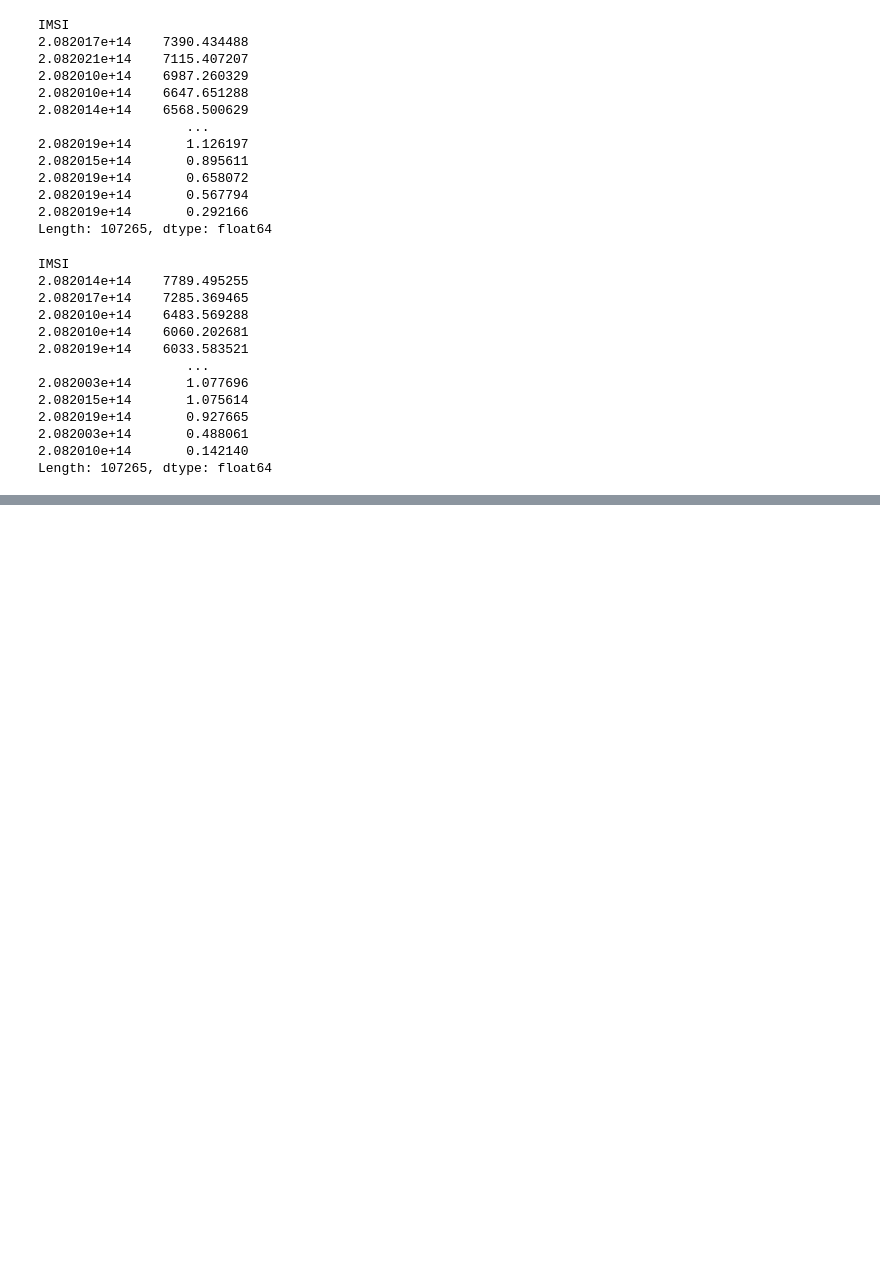
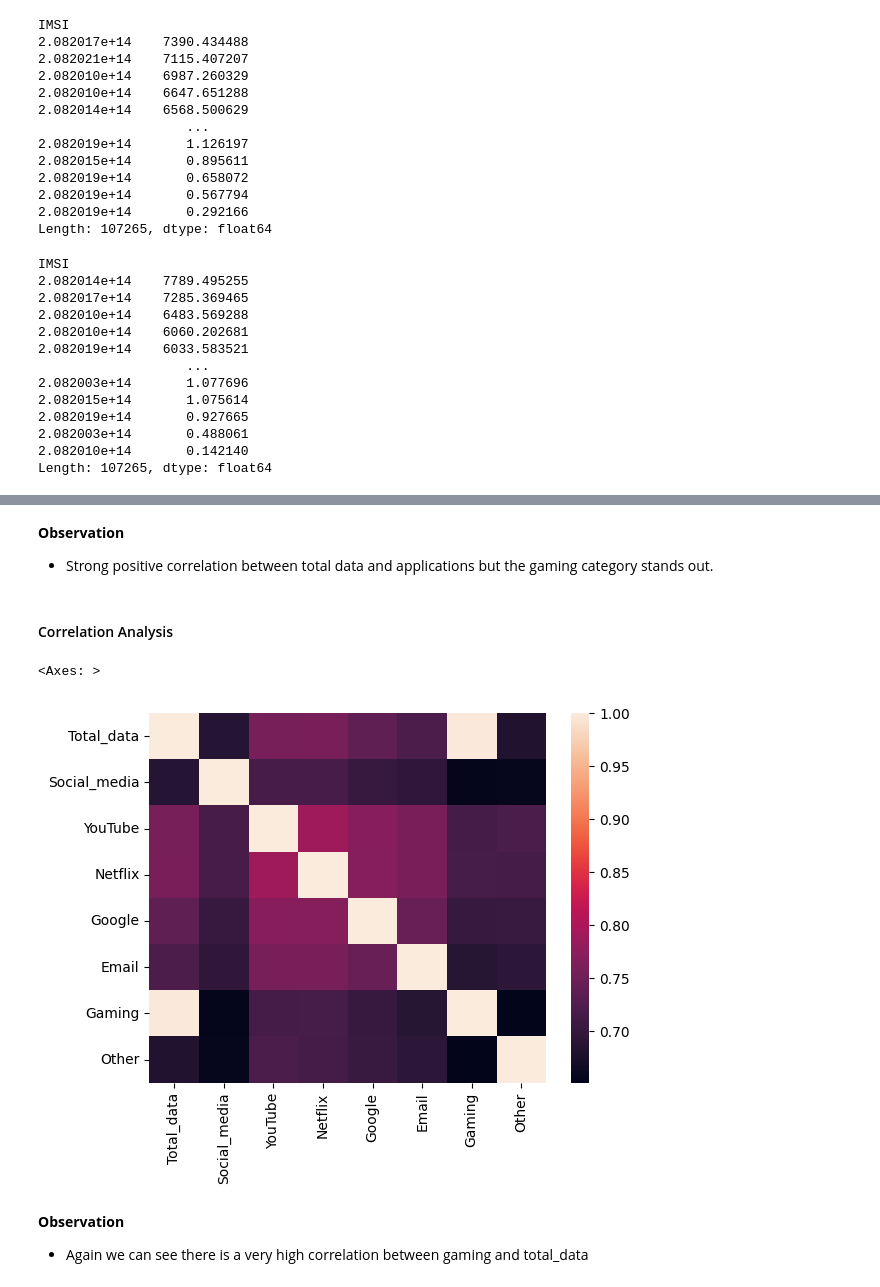
Before and after one commit to Yosef-ft/Business_Analysis, a Jupyter notebook: notebooks/Overview_Analysis.ipynb, the cells around one changed output, grey strips where cells are left out. Drawn from its saved outputs; the diff is of its cells as text; code cells hidden in the pictures; blank space fills up the shorter version.

```diff
--- a/notebooks/Overview_Analysis.ipynb
+++ b/notebooks/Overview_Analysis.ipynb
@@ -476,0 +621,15 @@ Length: 107265, dtype: float64
+# %% [markdown]
+**Observation**
+- Strong positive correlation between total data and applications but the gaming category stands out.
+# %% [markdown]
+#### Correlation Analysis
+# %%
+cols = ['Total_data','Social_media', 'YouTube', 'Netflix', 'Google', 'Email', 'Gaming', 'Other']
+corr_matrix = top_5_deciles[cols].corr()
+sns.heatmap(corr_matrix)
+# %% [output]
+<Axes: >
+[figure, added]
+# %% [markdown]
+**Observation**
+- Again we can see there is a very high correlation between gaming and total_data
```
Also changed, not shown: parts of 20 cells of this notebook.
